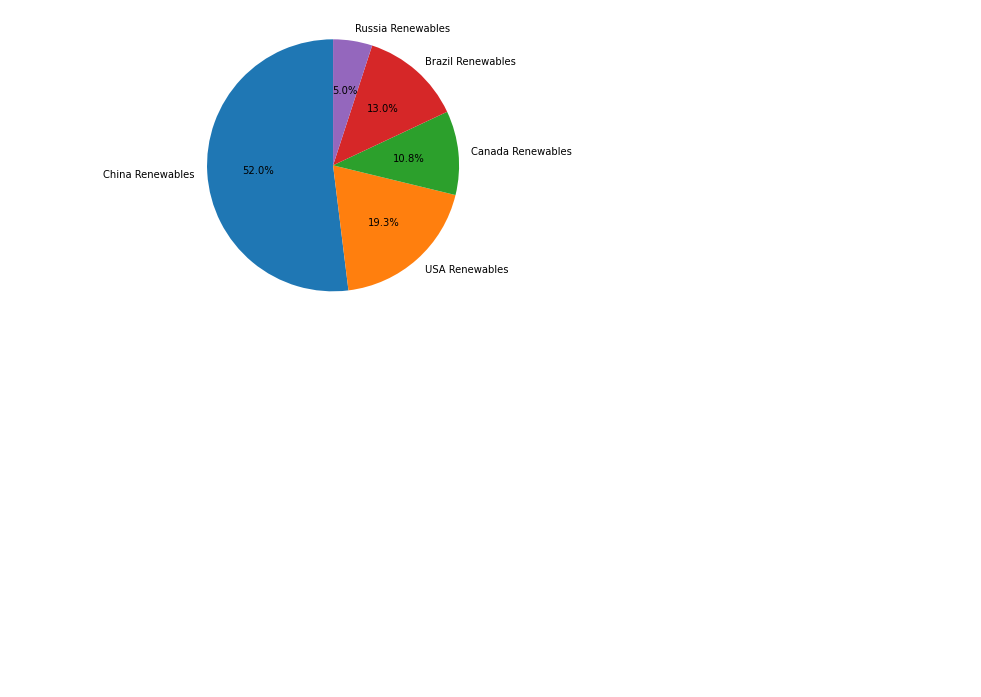
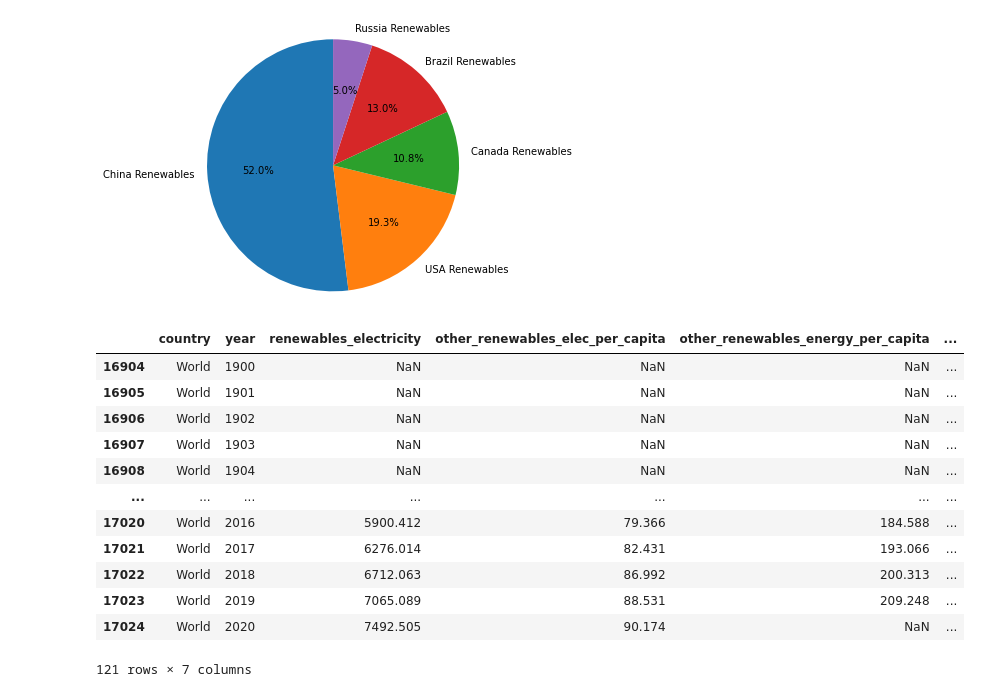
Before and after one commit to IgorComune/RenewableEnergy, a Jupyter notebook: RenewableEnergy.ipynb, the cells around one changed output. Cells and saved outputs as stored; diff of their text form; code cells hidden in the pictures; blank space fills up the shorter version.

```diff
--- a/RenewableEnergy.ipynb
+++ b/RenewableEnergy.ipynb
@@ -936,3 +803,27 @@ ax1.axis('equal')
 plt.show()
 # %% [output]
 [figure]
+# %%
+world = df.loc[df['country'] == 'World']
+world_df = world[['country',
+                   'year',
+                   'renewables_electricity',
+                   'other_renewables_elec_per_capita',
+                   'other_renewables_energy_per_capita',
+                   'renewables_elec_per_capita',
+                   'renewables_energy_per_capita']]
+world_df
+# %% [output]
+|  | country | year | renewables_electricity | other_renewables_elec_per_capita | other_renewables_energy_per_capita | ... |
+| 16904 | World | 1900 | NaN | NaN | NaN | ... |
+| 16905 | World | 1901 | NaN | NaN | NaN | ... |
+| 16906 | World | 1902 | NaN | NaN | NaN | ... |
+| 16907 | World | 1903 | NaN | NaN | NaN | ... |
+| 16908 | World | 1904 | NaN | NaN | NaN | ... |
+| ... | ... | ... | ... | ... | ... | ... |
+| 17020 | World | 2016 | 5900.412 | 79.366 | 184.588 | ... |
+| 17021 | World | 2017 | 6276.014 | 82.431 | 193.066 | ... |
+| 17022 | World | 2018 | 6712.063 | 86.992 | 200.313 | ... |
+| 17023 | World | 2019 | 7065.089 | 88.531 | 209.248 | ... |
+| 17024 | World | 2020 | 7492.505 | 90.174 | NaN | ... |
+121 rows × 7 columns
```
Also changed, not shown: parts of 18 cells of this notebook.
